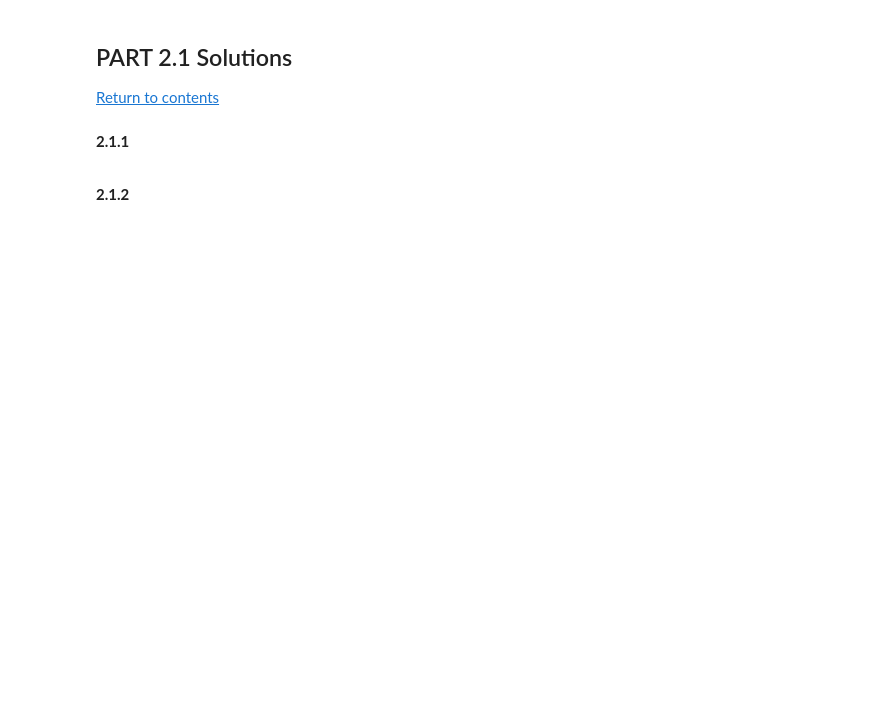
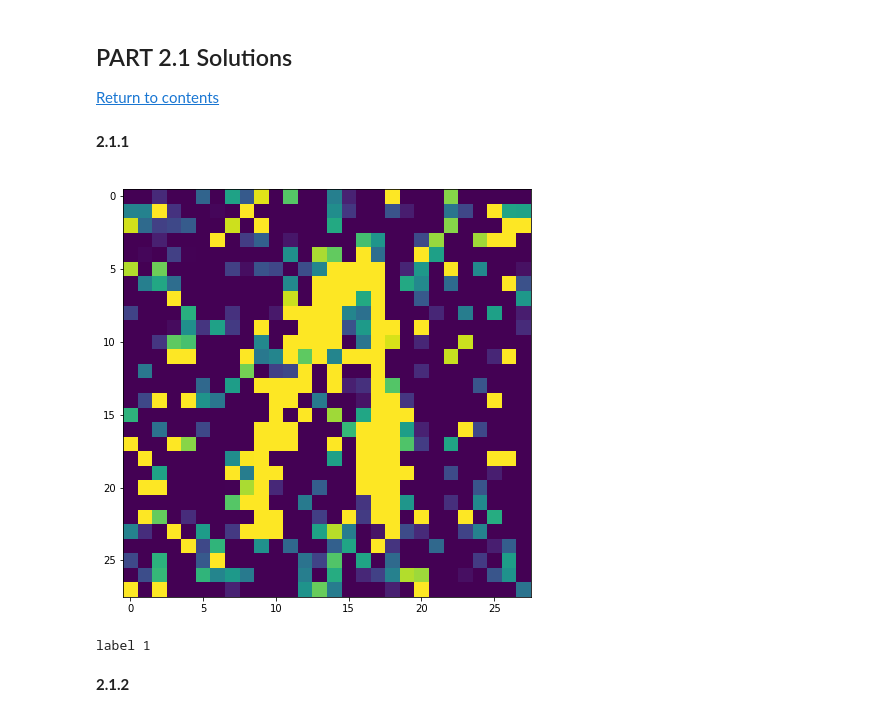
Before and after one commit to rajavemula/AI2_HW1, a Jupyter notebook: ai2-c1-hw1-students.ipynb, the cells around one changed output. Cells and saved outputs as stored; diff of their text form; code cells hidden in the pictures; blank space fills up the shorter version.

```diff
--- a/ai2-c1-hw1-students.ipynb
+++ b/ai2-c1-hw1-students.ipynb
@@ -570,0 +708,5 @@ Only the **top 5** competitors (as ranked on the hidden private leaderboard) wil
+# %%
+# your code here
+#load the kmnist data
+df_train = pd.read_csv('ai2-cohort-5-homework-contest/kmnist_train.csv/kmnist_train.csv')
+df_test = pd.read_csv('ai2-cohort-5-homework-contest/kmnist_test.csv/kmnist_test.csv')
@@ -571,3 +718,11 @@ Only the **top 5** competitors (as ranked on the hidden private leaderboard) wil
+# %%
+#imshow the images
+plt.imshow(df_train.iloc[1000,:-1].values.reshape(28,28))
+plt.show()
+print('label',df_train.iloc[:,-1][0])
+# %% [output]
+[figure, added]
+label 1
 # %% [markdown]
 <div class='exercise-r'>
 
```
Also changed, not shown: parts of 61 cells of this notebook.
